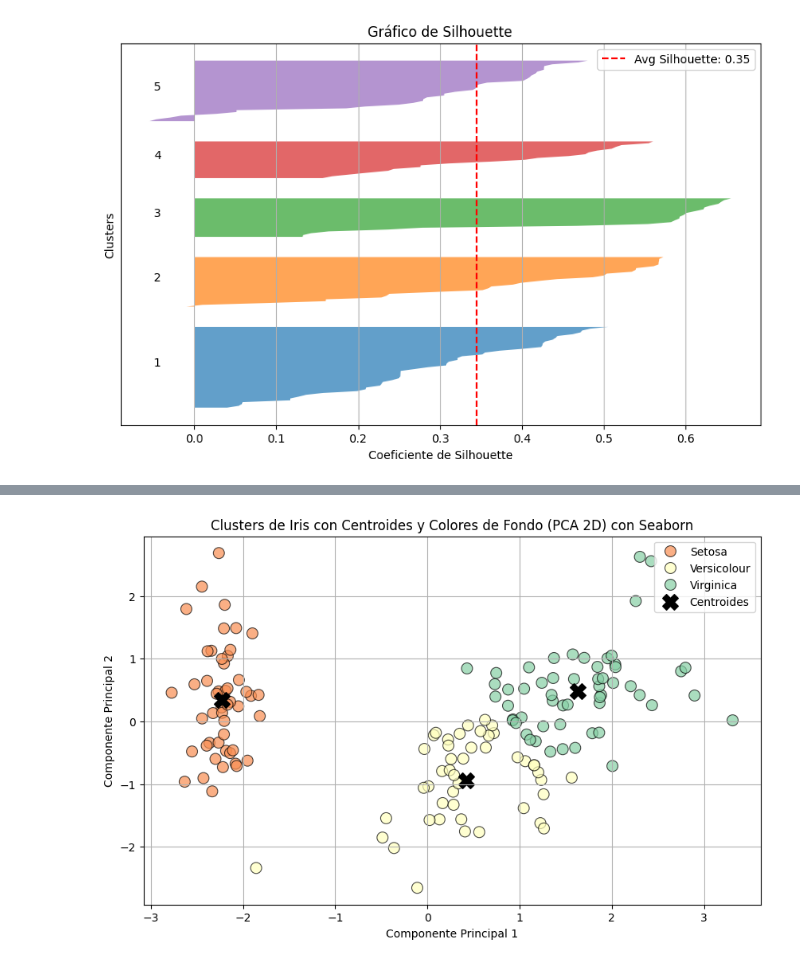
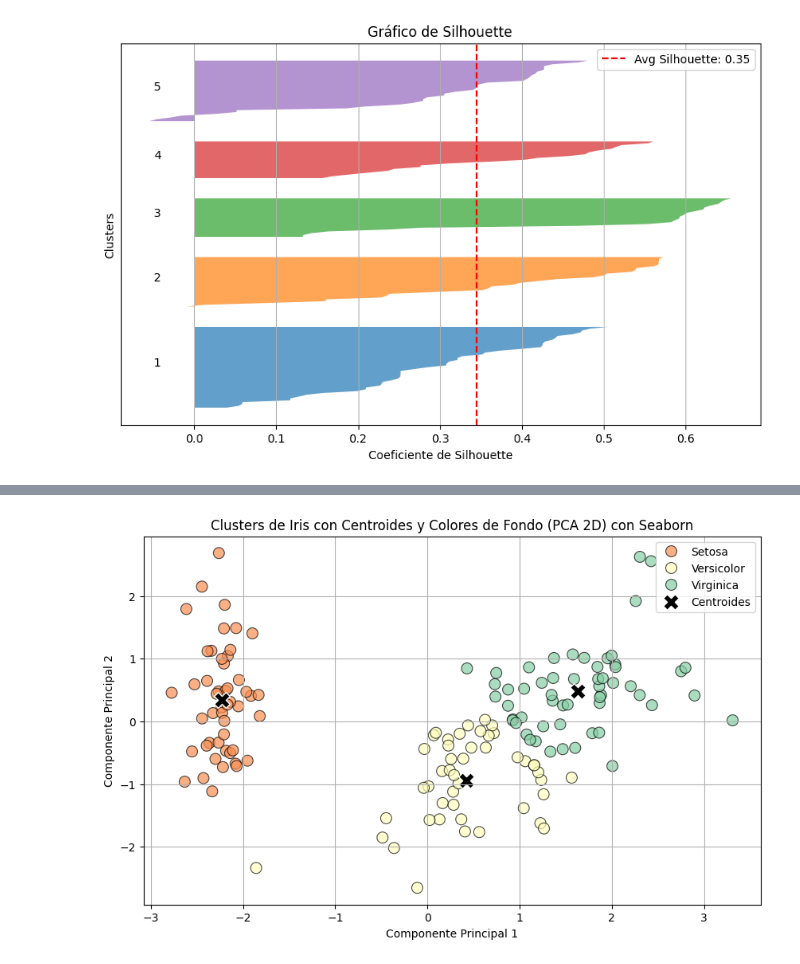
Before and after one commit to hhvergara/teclab_intro_ml, a Jupyter notebook: API4.ipynb, the cells around one changed output, grey strips where cells are left out. Cells and saved outputs as stored; diff of their text form; code cells hidden in the pictures.

```diff
--- a/API4.ipynb
+++ b/API4.ipynb
@@ -173,18 +176,0 @@ df_iris_scaled = scale(df_iris)
-# %%
-y = iris_dataset.target
-
-fig, ax = plt.subplots(figsize=(10, 4))
-colors = ['red', 'blue', 'green']
-
-for i in np.unique(y):
-    ax.scatter(
-        x = df_iris_scaled[y == i, 0],
-        y = df_iris_scaled[y == i, 1],
-        c = colors[i],
-        marker    = 'o',
-        edgecolor = 'black',
-        label= f"Grupo {i}"
-    )
-
-ax.set_title('Kmeans Clusters')
-ax.legend()
@@ -306,15 +311,8 @@ plt.show()
 # %%
-palette = 'Spectral'
-marker_color = 'black'
-
-# Cargar el dataset iris
-df_iris = load_iris()
-X = df_iris.data
+X = iris_dataset.data
 scaler = StandardScaler()
 df_iris_scaled = scaler.fit_transform(X)
 
-# Número de clusters óptimo (en este caso 3)
-n_clusters = 3
 kmeans = KMeans(n_clusters=n_clusters, random_state=10)
 cluster_labels = kmeans.fit_predict(df_iris_scaled)
 
@@ -326,33 +324,33 @@ df_iris_pca = pca.fit_transform(df_iris_scaled)
 centroids = pca.transform(kmeans.cluster_centers_)
 
 # Crear una malla de puntos para la visualización del fondo
 x_min, x_max = df_iris_pca[:, 0].min() - 1, df_iris_pca[:, 0].max() + 1
 y_min, y_max = df_iris_pca[:, 1].min() - 1, df_iris_pca[:, 1].max() + 1
 xx, yy = np.meshgrid(np.linspace(x_min, x_max, 300), np.linspace(y_min, y_max, 300))
 
 # Predecir los labels de la malla de puntos para cada celda (lo que determina el color de fondo)
 Z = kmeans.predict(pca.inverse_transform(np.c_[xx.ravel(), yy.ravel()]))
 Z = Z.reshape(xx.shape)
 
 # Crear el gráfico de contorno con Seaborn
 plt.figure(figsize=(10, 6))
 
 # Dibuja los contornos de los clusters en el fondo con Seaborn
-names = [ 'Virginica', 'Setosa','Versicolour']
+names = [ 'Virginica', 'Setosa','Versicolor']
 hue = [ names[i] for i in cluster_labels]
 sns.scatterplot(x=df_iris_pca[:, 0], y=df_iris_pca[:, 1], hue=hue, palette=palette, s=100, edgecolor='k', alpha=0.7)
 
 # Graficar los centroides en 2D
-plt.scatter(centroids[:, 0], centroids[:, 1], c=marker_color, marker='X', s=200, label='Centroides')
+plt.scatter(centroids[:, 0], centroids[:, 1], c=marker_color, marker='X', s=200, label='Centroides', edgecolor='white')
 
 # Añadir etiquetas y leyenda
 plt.title("Clusters de Iris con Centroides y Colores de Fondo (PCA 2D) con Seaborn")
 plt.xlabel("Componente Principal 1")
 plt.ylabel("Componente Principal 2")
 plt.legend()
 plt.grid(True)
 
 # Mostrar gráfico
 plt.show()
 # %% [output]
-[figure, old version]
+[figure, new version]
```
Also changed, not shown: parts of 30 cells of this notebook, 3 other files.
